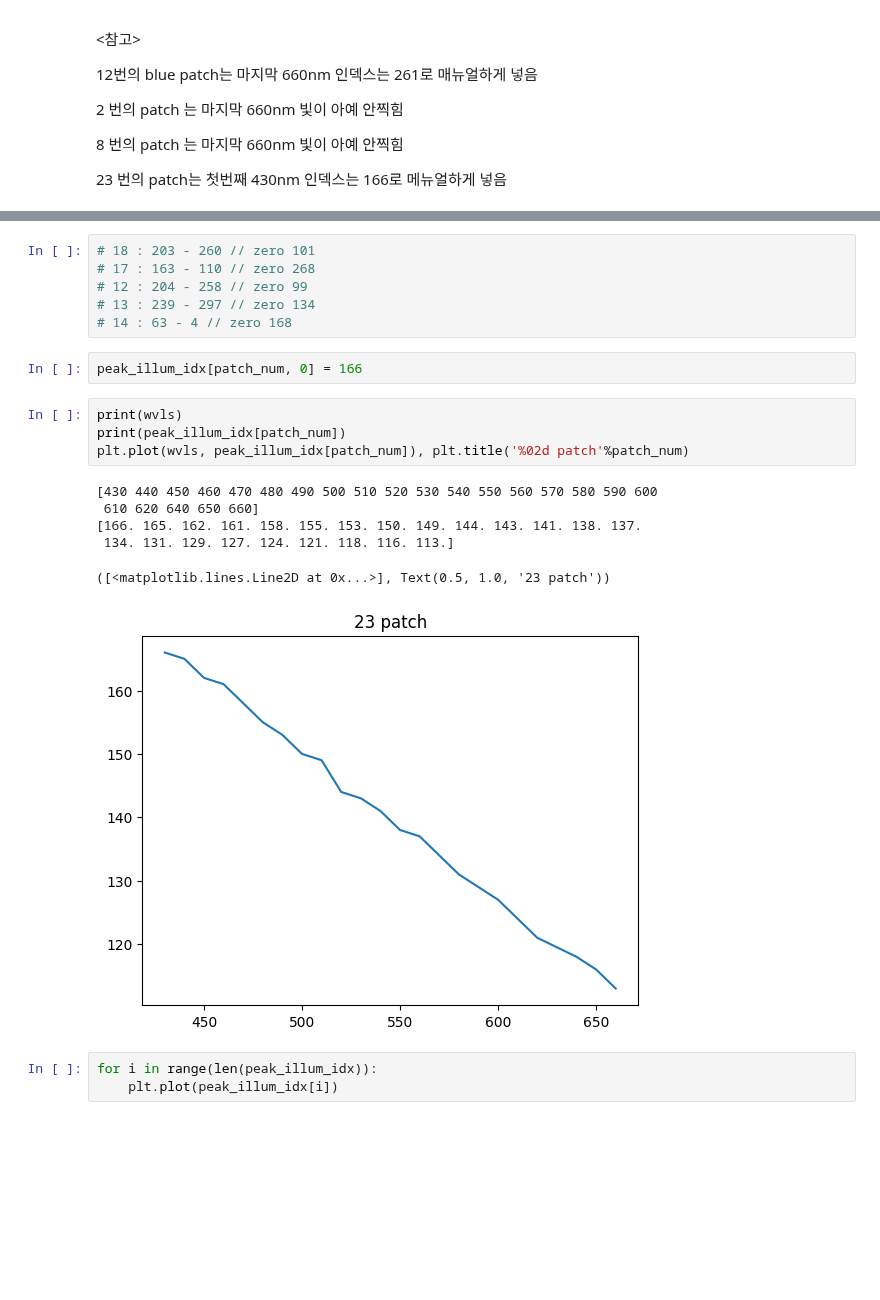
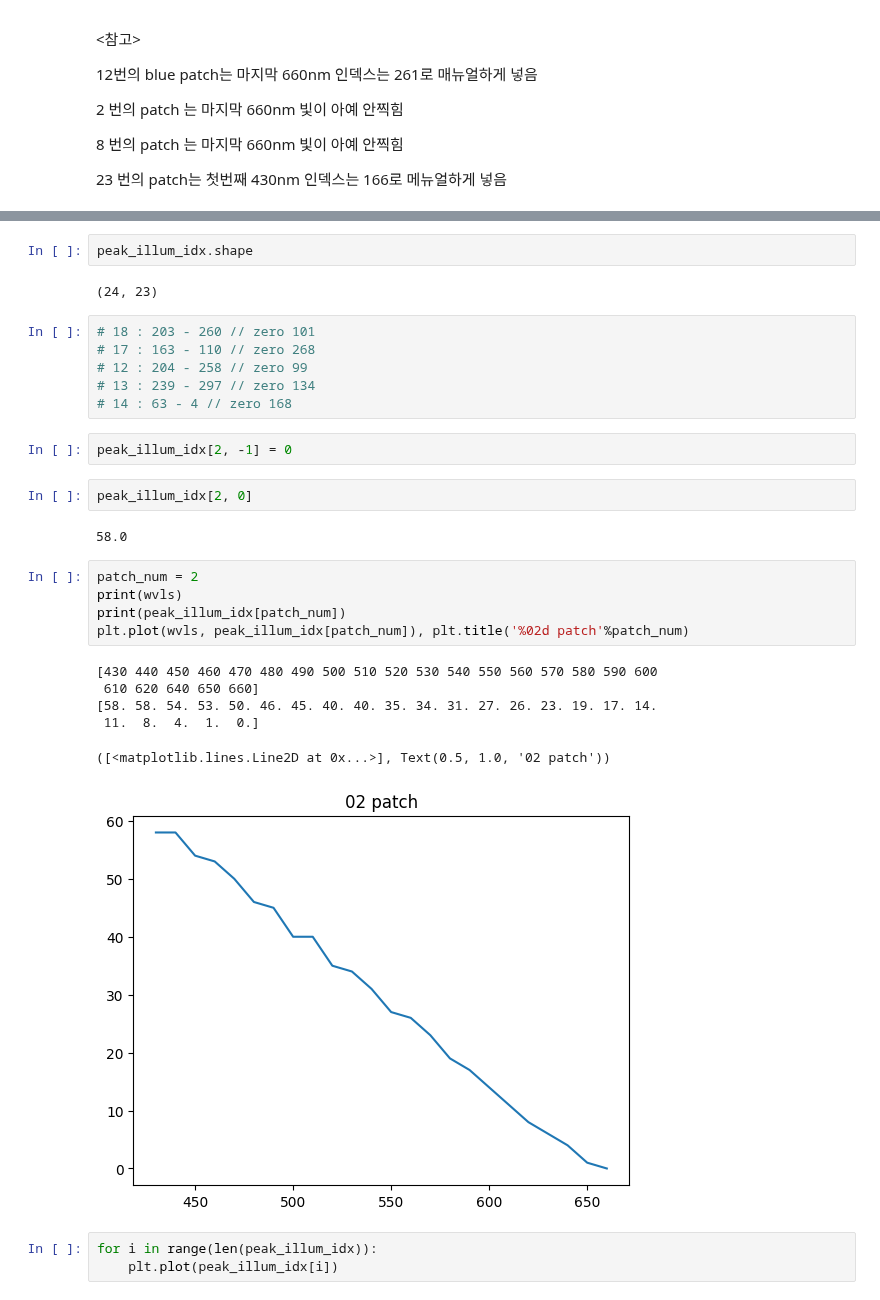
Before and after one commit to shshin1210/DSL, a Jupyter notebook: first_order_position.ipynb, the cells around one changed output, grey strips where cells are left out. Saved outputs shown, nothing was run; the diff lists cells and outputs as text; blank space fills up the shorter version.

Commit message:
new first illum index calibration 20231022

```diff
--- a/first_order_position.ipynb
+++ b/first_order_position.ipynb
@@ -164,22 +164,31 @@ for p in range(patch_num, patch_num + 1):
+# %%
+peak_illum_idx.shape
+# %% [output]
+(24, 23)
 # %%
 # 18 : 203 - 260 // zero 101
 # 17 : 163 - 110 // zero 268
 # 12 : 204 - 258 // zero 99
 # 13 : 239 - 297 // zero 134
 # 14 : 63 - 4 // zero 168
+# %%
+peak_illum_idx[2, -1] = 0
 # %%
-peak_illum_idx[patch_num, 0] = 166
+peak_illum_idx[2, 0]
+# %% [output]
+58.0
 # %%
+patch_num = 2
 print(wvls)
 print(peak_illum_idx[patch_num])
 plt.plot(wvls, peak_illum_idx[patch_num]), plt.title('%02d patch'%patch_num)
 # %% [output]
 [430 440 450 460 470 480 490 500 510 520 530 540 550 560 570 580 590 600
  610 620 640 650 660]
-[166. 165. 162. 161. 158. 155. 153. 150. 149. 144. 143. 141. 138. 137.
- 134. 131. 129. 127. 124. 121. 118. 116. 113.]
+[58. 58. 54. 53. 50. 46. 45. 40. 40. 35. 34. 31. 27. 26. 23. 19. 17. 14.
+ 11.  8.  4.  1.  0.]
-([<matplotlib.lines.Line2D at 0x...>], Text(0.5, 1.0, '23 patch'))
+([<matplotlib.lines.Line2D at 0x...>], Text(0.5, 1.0, '02 patch'))
-[figure, old version]
+[figure, new version]
 # %%
 for i in range(len(peak_illum_idx)):
     plt.plot(peak_illum_idx[i])
```
Also changed, not shown: parts of 11 cells of this notebook, 2 other files.
